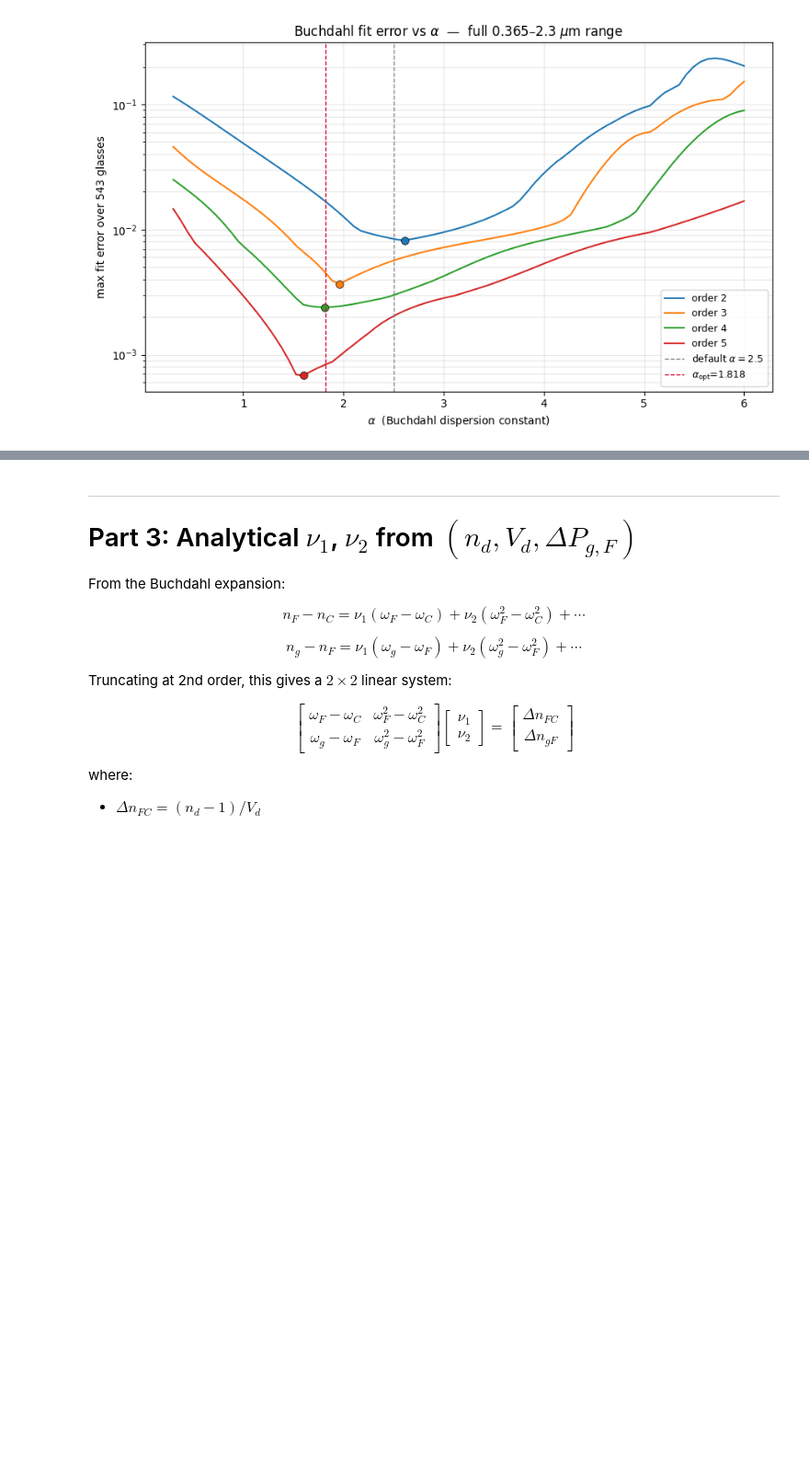
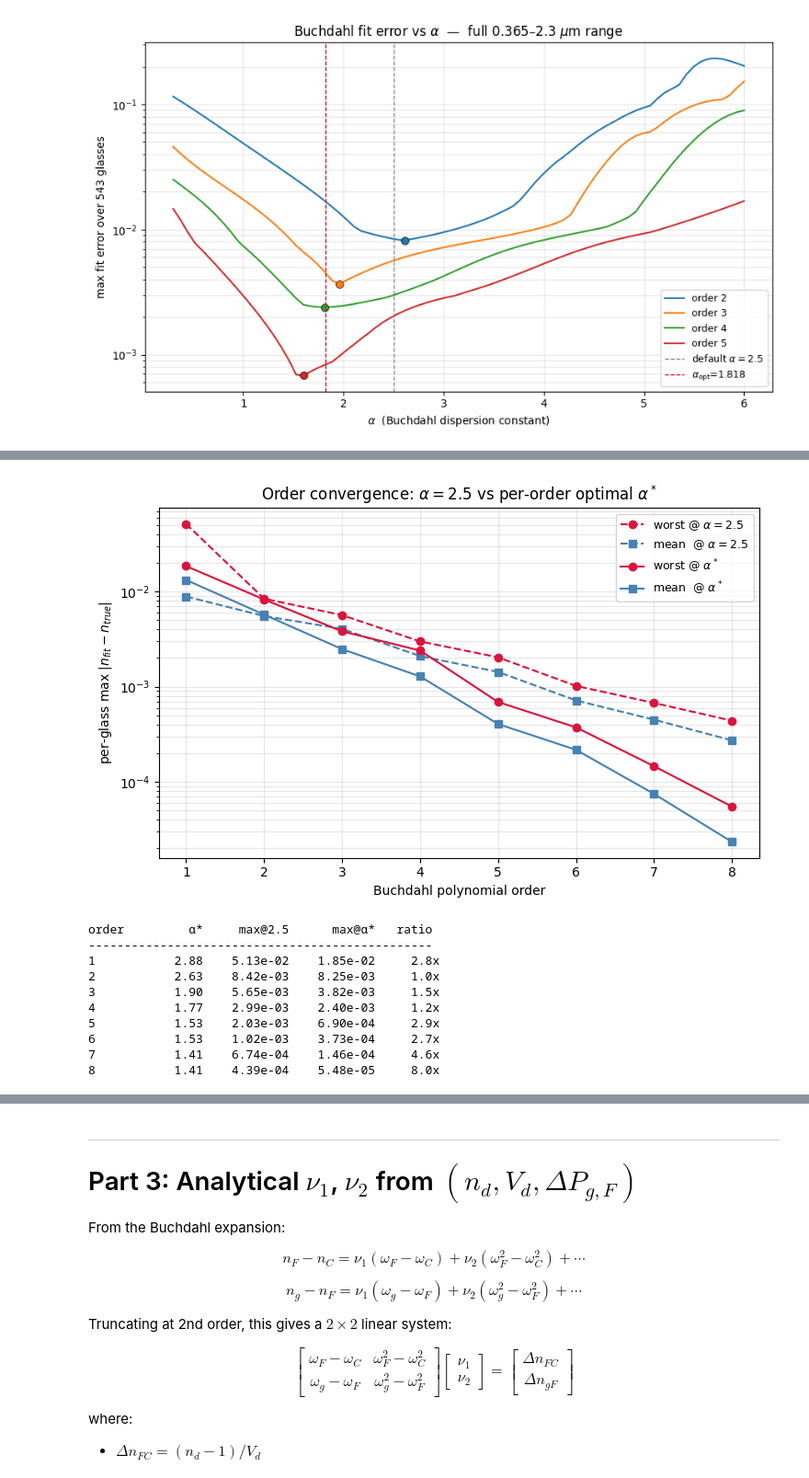
Before and after one commit to Leyangf/dispersion-lab, a Jupyter notebook: notebooks/01_model_glass_buchdahl.ipynb, the cells around one changed output, grey strips where cells are left out. Shown at 92% size. Saved outputs shown, nothing was run; the diff lists cells and outputs as text; code cells hidden in the pictures; blank space fills up the shorter version.

```diff
--- a/notebooks/01_model_glass_buchdahl.ipynb
+++ b/notebooks/01_model_glass_buchdahl.ipynb
@@ -459,7 +584,7 @@ The standard Buchdahl constant $\alpha = 2.5$ was designed for the visible range
 
 We search for the $\alpha$ that minimizes the **maximum Buchdahl fit error across all 533 glasses** at each order.
 # %%
-def buchdahl_omega_alpha(lam, alpha, lam_d=LAMBDA_D):
+def buchdahl_omega_alpha(lam, alpha, lam_d=LAMBDA_d):
     """Omega with variable alpha."""
     dl = lam - lam_d
     return dl / (1.0 + alpha * dl)
@@ -593,0 +732,59 @@ plt.show()
+# %%
+# ── Order convergence: α = 2.5 vs optimized α ──
+# Uses `eval_alpha` (defined in the Part 2b sweep cell) to find a per-order
+# best α, then compares against the classical α = 2.5 baseline.
+
+_alpha_grid = np.linspace(0.3, 10.0, 80)
+_orders = np.arange(1, 9)
+
+max25, mean25 = [], []
+maxopt, meanopt = [], []
+best_alpha_per_order = {}
+
+for order in range(1, 9):
+    # Baseline α = 2.5
+    mx25, mn25 = eval_alpha(2.5, glasses_filtered, wavelengths, order)
+    max25.append(mx25)
+    mean25.append(mn25)
+
+    # Best α for this order
+    best = min(
+        (eval_alpha(a, glasses_filtered, wavelengths, order) + (a,)
+         for a in _alpha_grid),
+        key=lambda t: t[0],   # minimize max error
+    )
+    mx_opt, mn_opt, a_star = best
+    maxopt.append(mx_opt)
+    meanopt.append(mn_opt)
+    best_alpha_per_order[order] = float(a_star)
+
+fig, ax = plt.subplots(figsize=(7.5, 4.8))
+ax.semilogy(_orders, max25,   "o--", color="crimson",   label=r"worst @ $\alpha=2.5$")
+ax.semilogy(_orders, mean25,  "s--", color="steelblue", label=r"mean  @ $\alpha=2.5$")
+ax.semilogy(_orders, maxopt,  "o-",  color="crimson",   label=r"worst @ $\alpha^*$")
+ax.semilogy(_orders, meanopt, "s-",  color="steelblue", label=r"mean  @ $\alpha^*$")
+ax.set_xlabel("Buchdahl polynomial order")
+ax.set_ylabel(r"per-glass max $|n_{fit}-n_{true}|$")
+ax.set_title(r"Order convergence: $\alpha=2.5$ vs per-order optimal $\alpha^*$")
+ax.grid(True, which="both", alpha=0.3)
+ax.legend(fontsize=9)
+plt.tight_layout()
+plt.show()
+
+print(f"{'order':<8}{'α*':>8}{'max@2.5':>12}{'max@α*':>12}{'ratio':>8}")
+print("-" * 48)
+for o, a in best_alpha_per_order.items():
+    r = max25[o-1] / maxopt[o-1]
+    print(f"{o:<8}{a:>8.2f}{max25[o-1]:>12.2e}{maxopt[o-1]:>12.2e}{r:>8.1f}x")
+# %% [output]
+[figure, added]
+order         α*     max@2.5      max@α*   ratio
+------------------------------------------------
+1           2.88    5.13e-02    1.85e-02     2.8x
+2           2.63    8.42e-03    8.25e-03     1.0x
+3           1.90    5.65e-03    3.82e-03     1.5x
+4           1.77    2.99e-03    2.40e-03     1.2x
+5           1.53    2.03e-03    6.90e-04     2.9x
+6           1.53    1.02e-03    3.73e-04     2.7x
+7           1.41    6.74e-04    1.46e-04     4.6x
+8           1.41    4.39e-04    5.48e-05     8.0x
```
Also changed, not shown: parts of 16 cells of this notebook.
